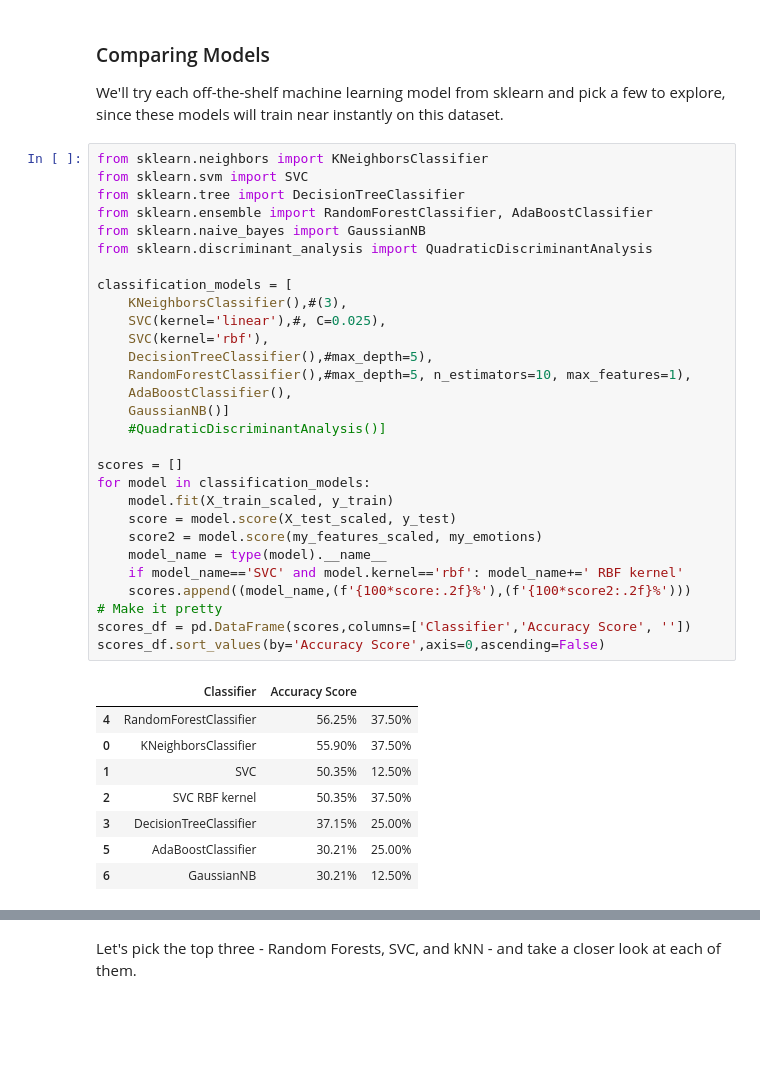
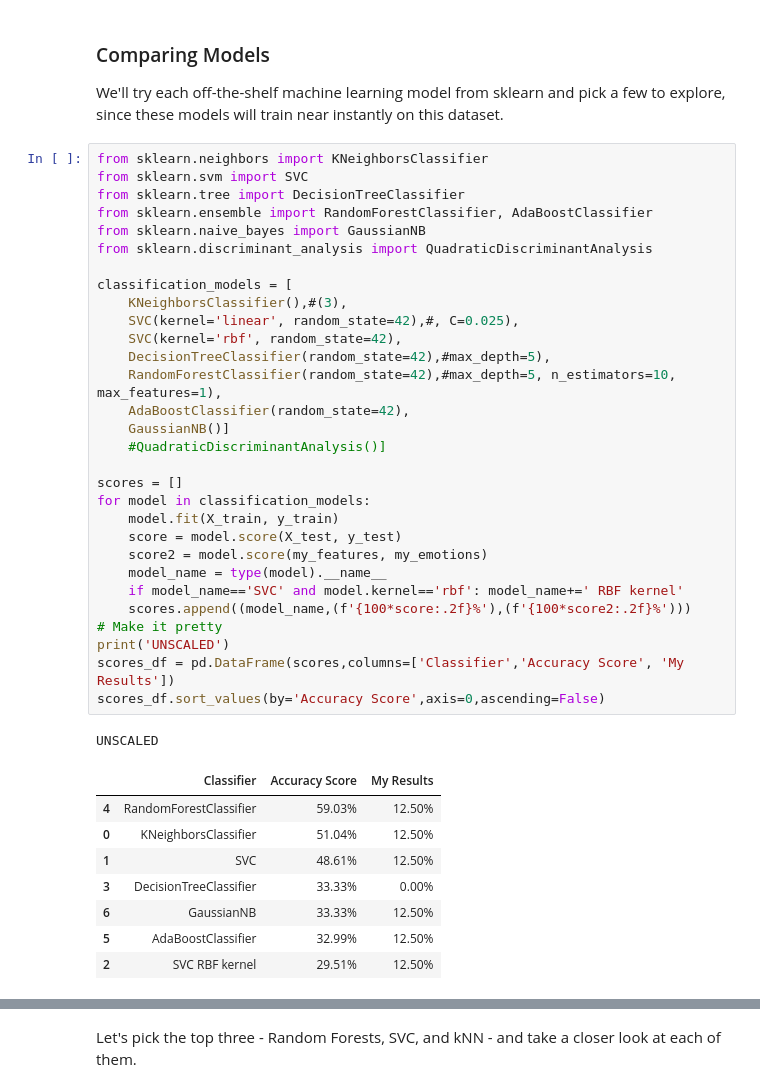
Before and after one commit to nathancswong/Week3-ClassicML, a Jupyter notebook: Week_3_MachineLearning.ipynb, the cells around one changed output, grey strips where cells are left out. Cells and saved outputs as stored; diff of their text form; blank space fills up the shorter version.

```diff
--- a/Week_3_MachineLearning.ipynb
+++ b/Week_3_MachineLearning.ipynb
@@ -596,38 +586,40 @@ We'll try each off-the-shelf machine learning model from sklearn and pick a few
 # %%
 from sklearn.neighbors import KNeighborsClassifier
 from sklearn.svm import SVC
 from sklearn.tree import DecisionTreeClassifier
 from sklearn.ensemble import RandomForestClassifier, AdaBoostClassifier
 from sklearn.naive_bayes import GaussianNB
 from sklearn.discriminant_analysis import QuadraticDiscriminantAnalysis
 
 classification_models = [
     KNeighborsClassifier(),#(3),
-    SVC(kernel='linear'),#, C=0.025),
-    SVC(kernel='rbf'),
-    DecisionTreeClassifier(),#max_depth=5),
-    RandomForestClassifier(),#max_depth=5, n_estimators=10, max_features=1),
-    AdaBoostClassifier(),
+    SVC(kernel='linear', random_state=42),#, C=0.025),
+    SVC(kernel='rbf', random_state=42),
+    DecisionTreeClassifier(random_state=42),#max_depth=5),
+    RandomForestClassifier(random_state=42),#max_depth=5, n_estimators=10, max_features=1),
+    AdaBoostClassifier(random_state=42),
     GaussianNB()]
     #QuadraticDiscriminantAnalysis()]
 
 scores = []
 for model in classification_models:
-    model.fit(X_train_scaled, y_train)
-    score = model.score(X_test_scaled, y_test)
-    score2 = model.score(my_features_scaled, my_emotions)
+    model.fit(X_train, y_train)
+    score = model.score(X_test, y_test)
+    score2 = model.score(my_features, my_emotions)
     model_name = type(model).__name__
     if model_name=='SVC' and model.kernel=='rbf': model_name+=' RBF kernel'
     scores.append((model_name,(f'{100*score:.2f}%'),(f'{100*score2:.2f}%')))
 # Make it pretty
-scores_df = pd.DataFrame(scores,columns=['Classifier','Accuracy Score', ''])
+print('UNSCALED')
+scores_df = pd.DataFrame(scores,columns=['Classifier','Accuracy Score', 'My Results'])
 scores_df.sort_values(by='Accuracy Score',axis=0,ascending=False)
 # %% [output]
+UNSCALED
-|  | Classifier | Accuracy Score |  |
-| 4 | RandomForestClassifier | 56.25% | 37.50% |
-| 0 | KNeighborsClassifier | 55.90% | 37.50% |
-| 1 | SVC | 50.35% | 12.50% |
-| 2 | SVC RBF kernel | 50.35% | 37.50% |
-| 3 | DecisionTreeClassifier | 37.15% | 25.00% |
-| 5 | AdaBoostClassifier | 30.21% | 25.00% |
-| 6 | GaussianNB | 30.21% | 12.50% |
+|  | Classifier | Accuracy Score | My Results |
+| 4 | RandomForestClassifier | 59.03% | 12.50% |
+| 0 | KNeighborsClassifier | 51.04% | 12.50% |
+| 1 | SVC | 48.61% | 12.50% |
+| 3 | DecisionTreeClassifier | 33.33% | 0.00% |
+| 6 | GaussianNB | 33.33% | 12.50% |
+| 5 | AdaBoostClassifier | 32.99% | 12.50% |
+| 2 | SVC RBF kernel | 29.51% | 12.50% |
```
Also changed, not shown: parts of 15 cells of this notebook, 2 other files.
